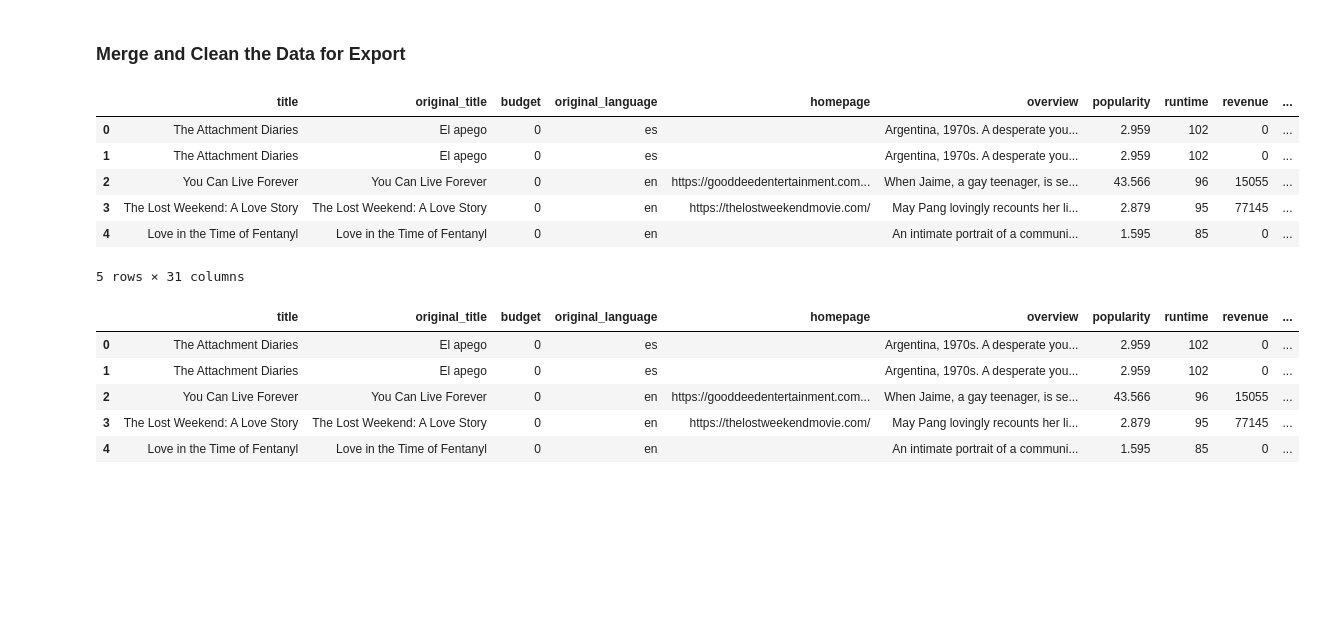
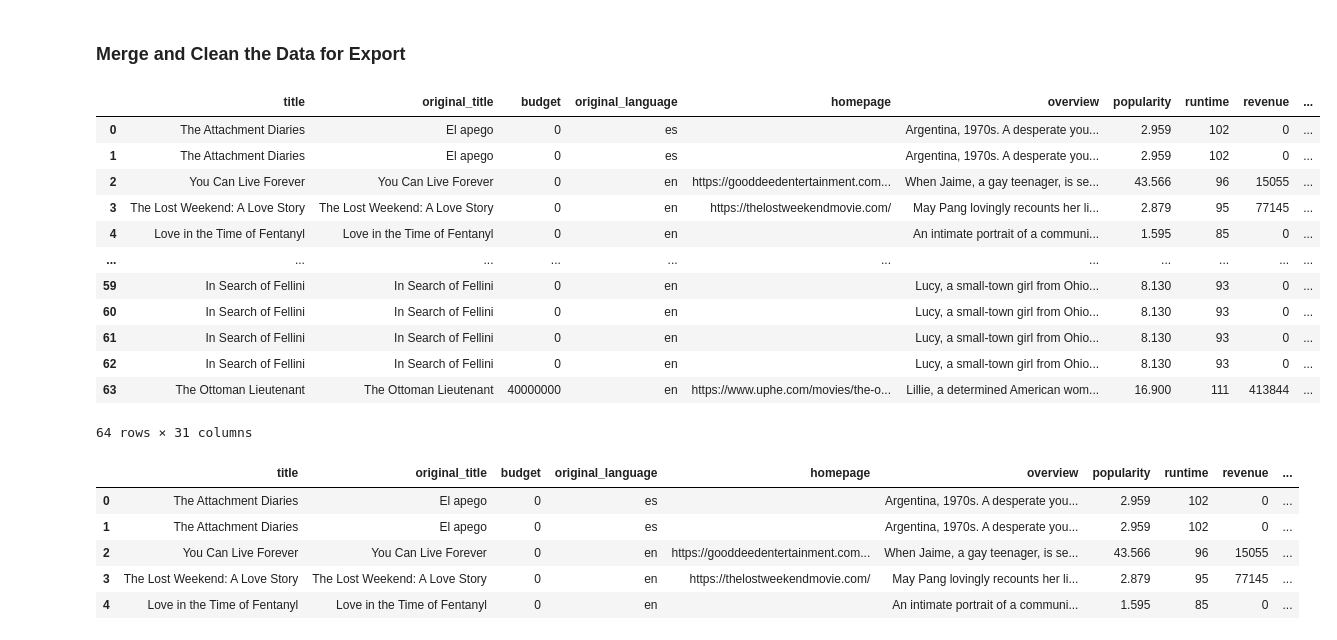
Before and after one commit to knox135/data-sourcing-challenge, a Jupyter notebook: retrieve_movie_data.ipynb, the cells around one changed output. Saved outputs shown, nothing was run; the diff lists cells and outputs as text; code cells hidden in the pictures; blank space fills up the shorter version.

```diff
--- a/retrieve_movie_data.ipynb
+++ b/retrieve_movie_data.ipynb
@@ -54,7 +54,7 @@ for page in range(0,20):
 
     # Make a "GET" request and retrieve the JSON
     reviews = requests.get(query_request_url).json()
-    page = page + 1
+
 
     # Add a twelve second interval between queries to stay within API query limits
     time.sleep(12)
@@ -331,15 +352,21 @@ movies_list_df.head()
 # %%
 # Merge the New York Times reviews and TMDB DataFrames on title
 movies_merged_df = movies_list_df.merge(nyt_reviews_df, on='title', how='inner')
-movies_merged_df.head()
+movies_merged_df
 # %% [output]
 |  | title | original_title | budget | original_language | homepage | overview | popularity | runtime | revenue | ... |
 | 0 | The Attachment Diaries | El apego | 0 | es |  | Argentina, 1970s. A desperate you... | 2.959 | 102 | 0 | ... |
 | 1 | The Attachment Diaries | El apego | 0 | es |  | Argentina, 1970s. A desperate you... | 2.959 | 102 | 0 | ... |
 | 2 | You Can Live Forever | You Can Live Forever | 0 | en | https://gooddeedentertainment.com... | When Jaime, a gay teenager, is se... | 43.566 | 96 | 15055 | ... |
 | 3 | The Lost Weekend: A Love Story | The Lost Weekend: A Love Story | 0 | en | https://thelostweekendmovie.com/ | May Pang lovingly recounts her li... | 2.879 | 95 | 77145 | ... |
 | 4 | Love in the Time of Fentanyl | Love in the Time of Fentanyl | 0 | en |  | An intimate portrait of a communi... | 1.595 | 85 | 0 | ... |
+| ... | ... | ... | ... | ... | ... | ... | ... | ... | ... | ... |
+| 59 | In Search of Fellini | In Search of Fellini | 0 | en |  | Lucy, a small-town girl from Ohio... | 8.130 | 93 | 0 | ... |
+| 60 | In Search of Fellini | In Search of Fellini | 0 | en |  | Lucy, a small-town girl from Ohio... | 8.130 | 93 | 0 | ... |
+| 61 | In Search of Fellini | In Search of Fellini | 0 | en |  | Lucy, a small-town girl from Ohio... | 8.130 | 93 | 0 | ... |
+| 62 | In Search of Fellini | In Search of Fellini | 0 | en |  | Lucy, a small-town girl from Ohio... | 8.130 | 93 | 0 | ... |
+| 63 | The Ottoman Lieutenant | The Ottoman Lieutenant | 40000000 | en | https://www.uphe.com/movies/the-o... | Lillie, a determined American wom... | 16.900 | 111 | 413844 | ... |
-5 rows × 31 columns
+64 rows × 31 columns
 # %%
 # Remove list brackets and quotation marks on the columns containing lists
 # Create a list of the columns that need fixing
```
Also changed, not shown: parts of 5 cells of this notebook.
